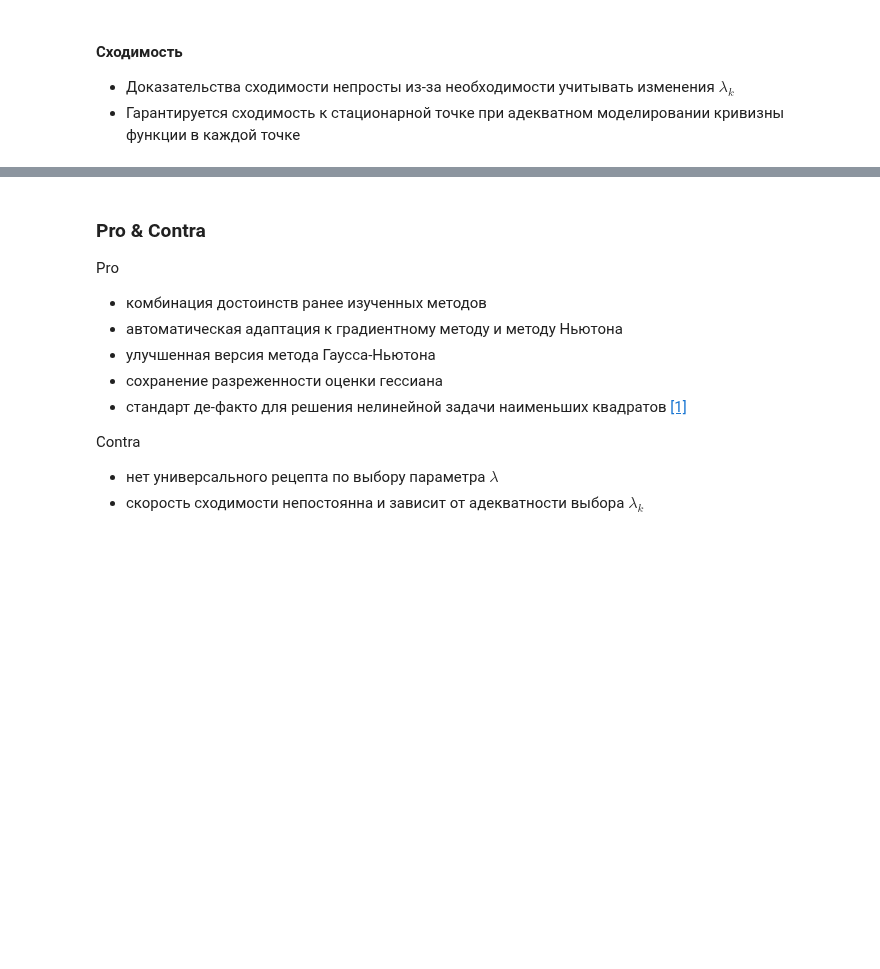
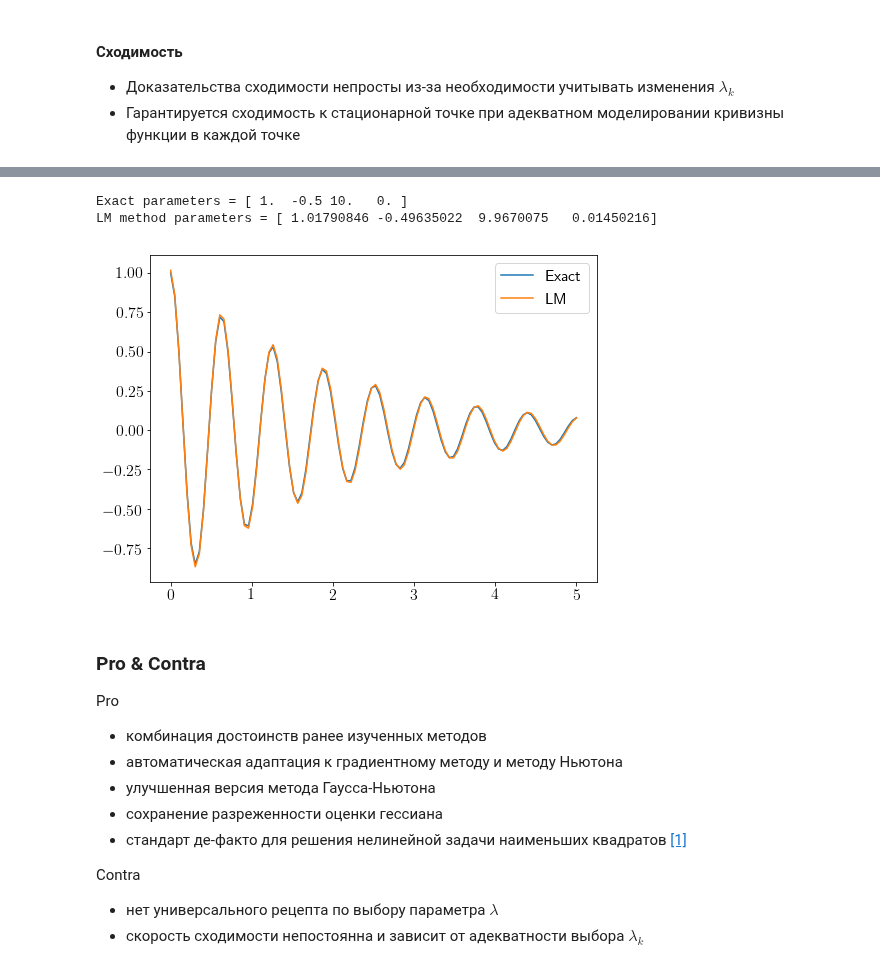
Before and after one commit to amkatrutsa/optimization_course, a Jupyter notebook: 16-LSQ/Seminar16.ipynb, the cells around one changed output, grey strips where cells are left out. Drawn from its saved outputs; the diff is of its cells as text; code cells hidden in the pictures; blank space fills up the shorter version.

Commit message:
Add experiment with Levenberg-Marquardt method in nonlinear LS, close #41

```diff
--- a/16-LSQ/Seminar16.ipynb
+++ b/16-LSQ/Seminar16.ipynb
@@ -402,3 +434,36 @@ $$
+# %%
+import scipy.optimize as scopt
+
+res = lambda w: f(x_samples, w) - y_samples
+def jac(w):
+    J = np.zeros((num_samples, 4))
+    J[:, 0] = np.exp(x_samples * w[1]) * np.cos(x_samples * w[2] + w[3])
+    J[:, 1] = w[0] * x_samples * np.exp(x_samples * w[1]) * np.cos(x_samples * w[2] + w[3])
+    J[:, 2] = -w[0] * x_samples * np.exp(x_samples * w[1]) * np.sin(x_samples * w[2] + w[3])
+    J[:, 3] = -w[0] * np.exp(x_samples * w[1]) * np.sin(x_samples * w[2] + w[3])
+    return J
+
+result = {}
+x0 = np.random.randn(4)
+result["LM"] = scopt.least_squares(fun=res, method="lm", x0=x0, jac=jac)
+# result["TR"] = scopt.least_squares(fun=res, method="trf", x0=x0, jac=jac)
+# result["Dogleg"] = scopt.least_squares(fun=res, method="dogbox", x0=x0, jac=jac)
+# %%
+plt.figure(figsize=(8, 6))
+fontsize = 16
+plt.plot(x_range, f(x_range), label="Exact")
+for method in result:
+    plt.plot(x_range, f(x_range, result[method].x), label=method)
+plt.legend(fontsize=fontsize)
+plt.xticks(fontsize=fontsize)
+plt.yticks(fontsize=fontsize)
+print("Exact parameters = {}".format(w))
+for method in result:
+    print("{} method parameters = {}".format(method, result[method].x))
+# %% [output]
+Exact parameters = [ 1.  -0.5 10.   0. ]
+LM method parameters = [ 1.01790846 -0.49635022  9.9670075   0.01450216]
+[figure, added]
 # %% [markdown]
 ### Pro & Contra
 
```
Also changed, not shown: parts of 6 cells of this notebook, 1 other file.
